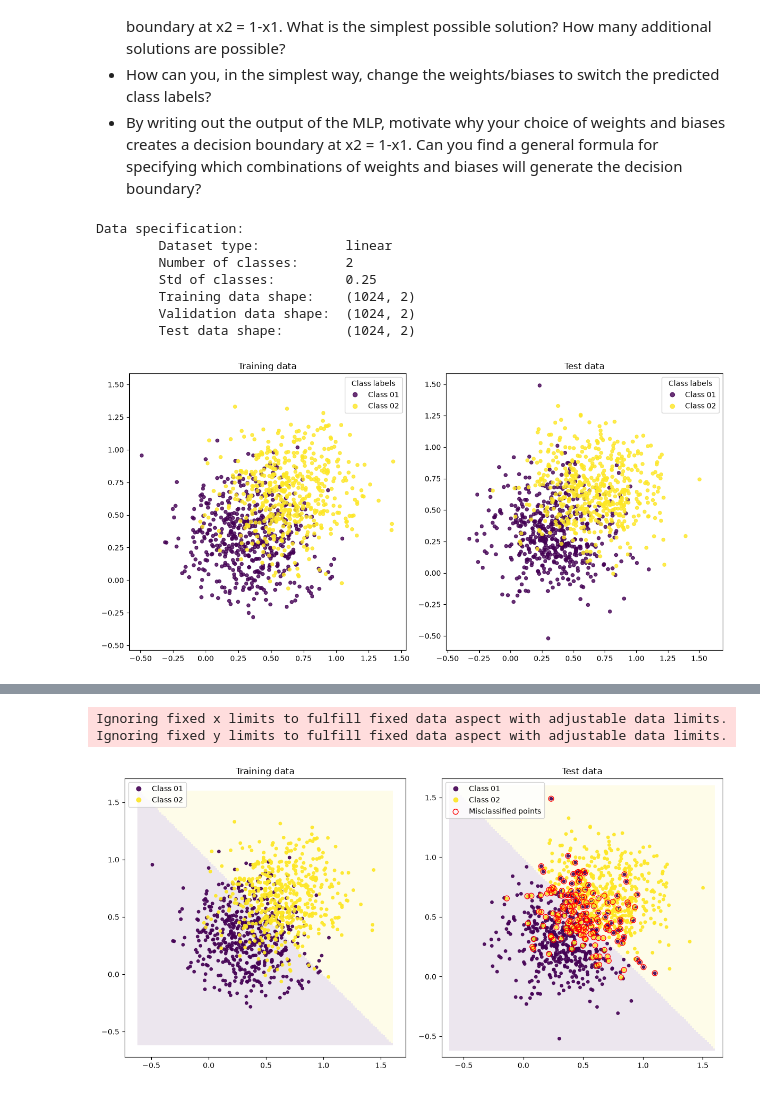
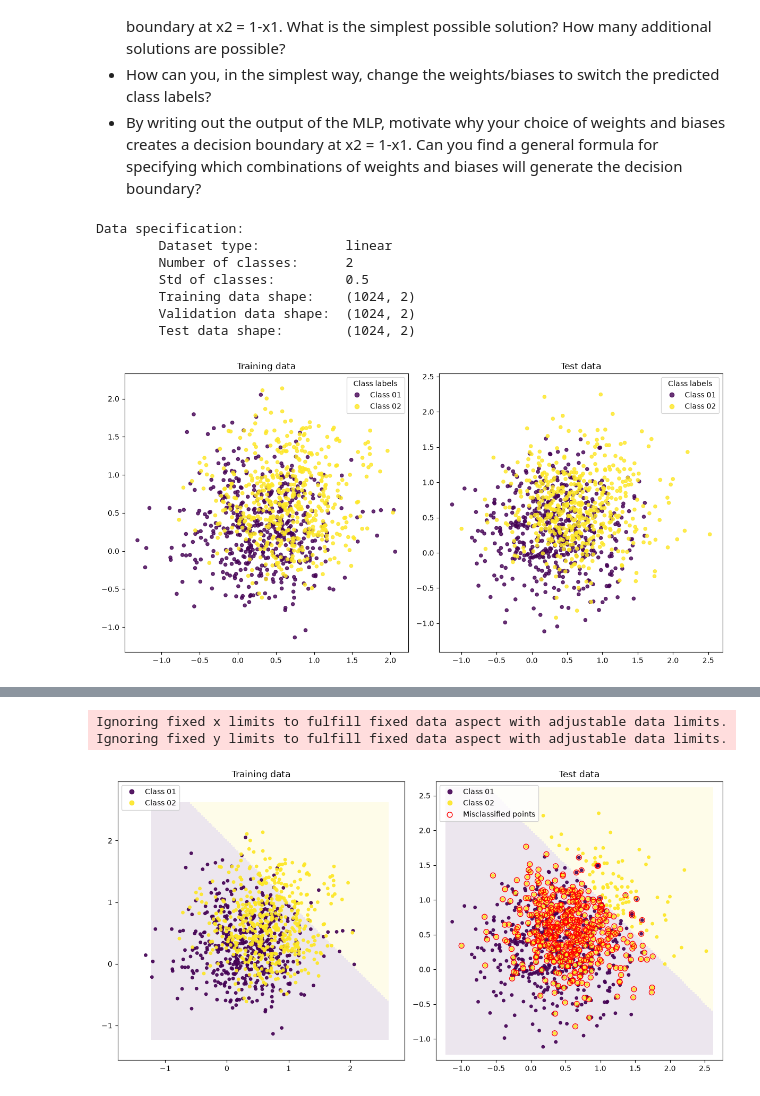
Before and after one commit to SamuelHellqvist/tnm112_labs, a Jupyter notebook: lab01/lab01.ipynb, the cells around one changed output, grey strips where cells are left out. Saved outputs shown, nothing was run; the diff lists cells and outputs as text; code cells hidden in the pictures.

```diff
--- a/lab01/lab01.ipynb
+++ b/lab01/lab01.ipynb
@@ -184,7 +184,7 @@ importlib.reload(mlp)
 #W, b = model_t.get_weights()
 
 # generating some new data with 2 classes
-data.generate(dataset='linear', N_train=512, N_test=512, K=2, sigma=0.25)
+data.generate(dataset='linear', N_train=512, N_test=512, K=2, sigma=0.5)
 
 # plot the dataset
 data.plot()
@@ -194,9 +194,9 @@ W = [np.array([[0., 0.],
                [1., 1.]])]
 
 b = [np.array([[0.],
-               [ -1.]])]
+               [ -2.]])]
 
-activation = 'linear'
+activation = 'relu'
 
 # This is our implementation of an MLP, which we set to use the dataset we generated
 model = mlp.MLP(data)
@@ -213,11 +213,11 @@ data.plot_classifier(model)
 Data specification:
         Dataset type:           linear
         Number of classes:      2
-        Std of classes:         0.25
+        Std of classes:         0.5
         Training data shape:    (1024, 2)
         Validation data shape:  (1024, 2)
         Test data shape:        (1024, 2)
-[figure, old version]
+[figure, new version]
 Number of hidden layers:  0
 Number of model weights:  6
 Model performance:
@@ -228,3 +228,3 @@ Model performance:
 Ignoring fixed x limits to fulfill fixed data aspect with adjustable data limits.
 Ignoring fixed y limits to fulfill fixed data aspect with adjustable data limits.
-[figure, old version]
+[figure, new version]
```
Also changed, not shown: parts of 3 cells of this notebook, 2 other files.
